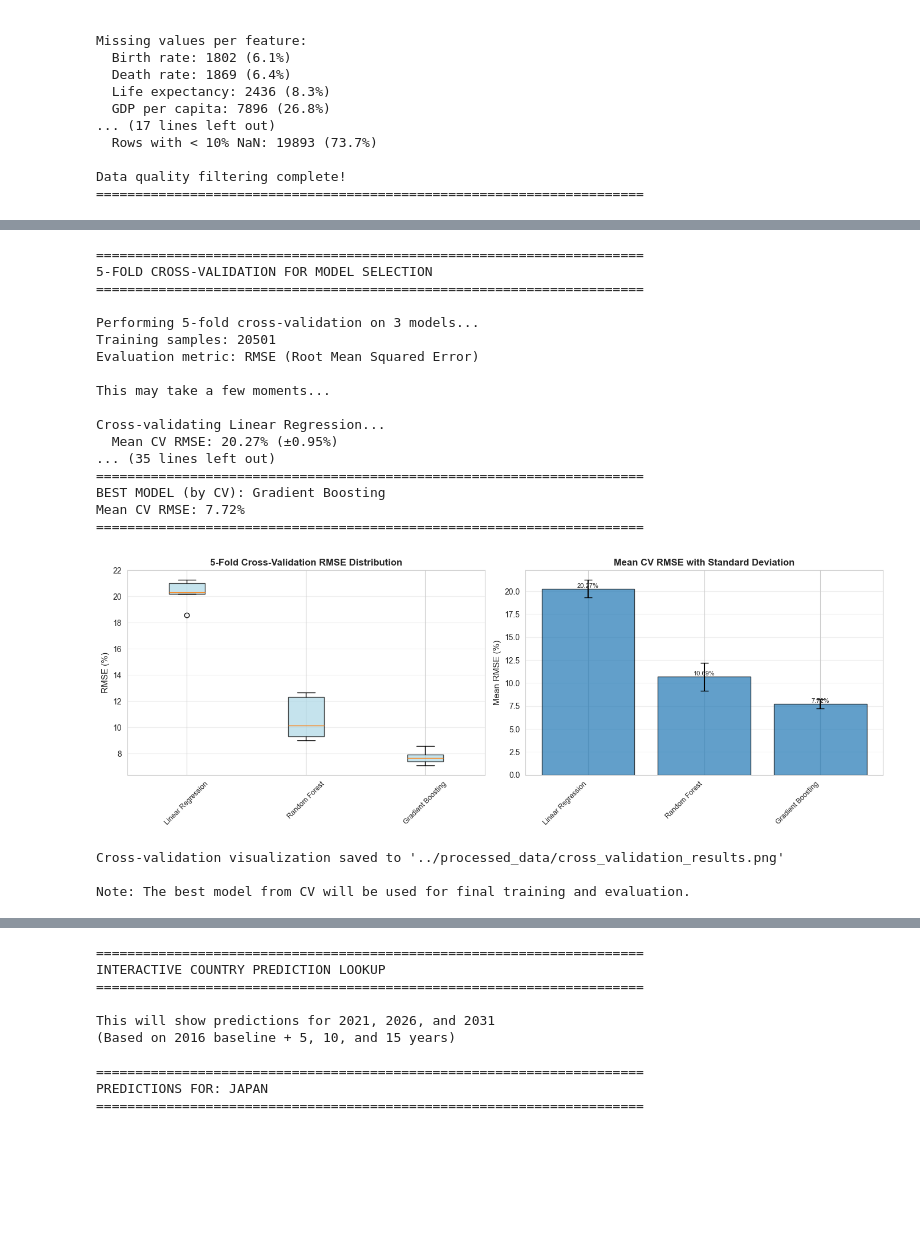
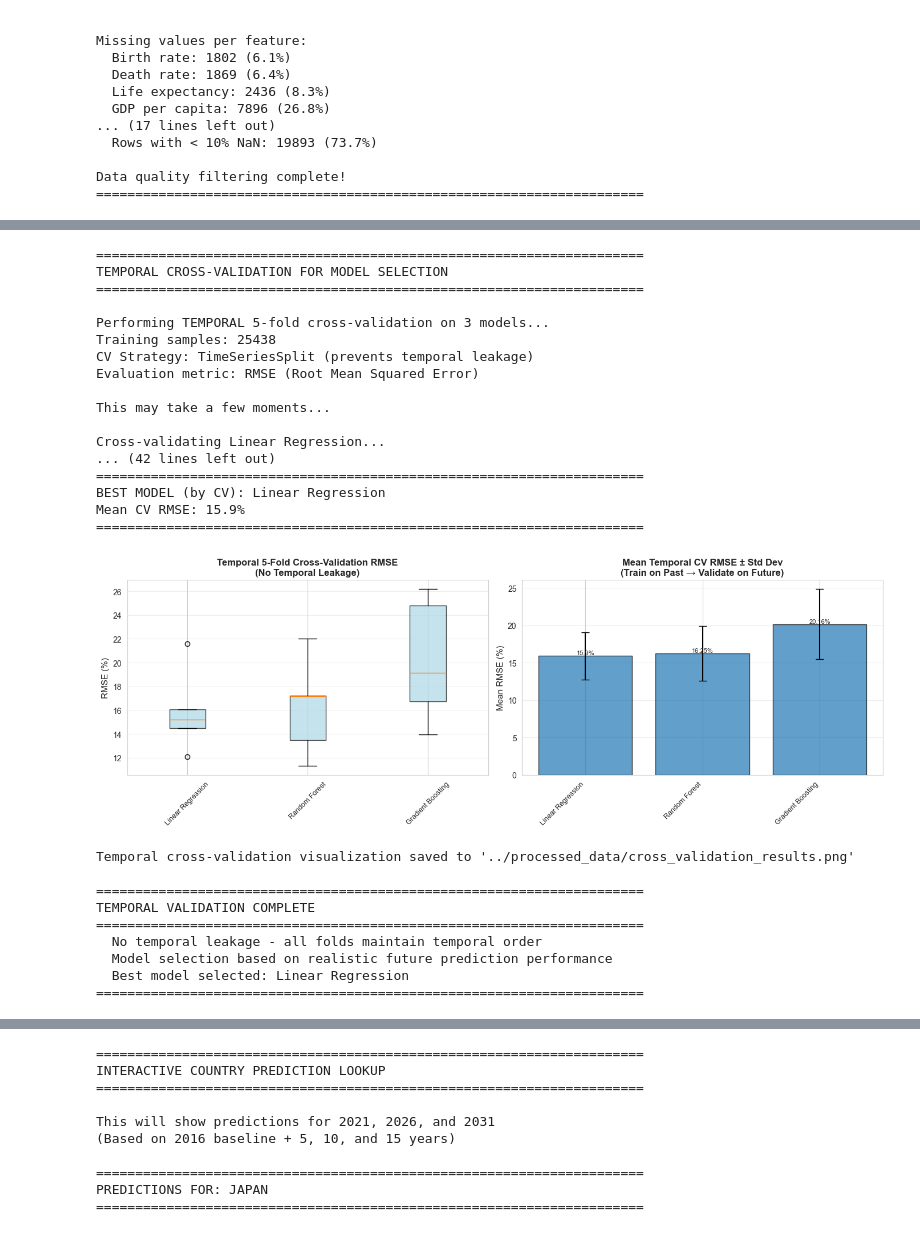
Before and after one commit to andersvestrum/Prediction-Population-Growth, a Jupyter notebook: preprocessing/data_processing.ipynb, the cells around one changed output, grey strips where cells are left out. Cells and saved outputs as stored; diff of their text form; code cells hidden in the pictures; blank space fills up the shorter version.

Commit message:
mitigated data leakage

```diff
--- a/preprocessing/data_processing.ipynb
+++ b/preprocessing/data_processing.ipynb
@@ -601,14 +715,14 @@ OUTLIER REMOVAL COMPLETE - NO DATA LEAKAGE
 ======================================================================
 # %%
 ###############################################
-# 5-Fold Cross-Validation for Model Selection
+# Temporal Cross-Validation for Model Selection
 ###############################################
 
 print("\n" + "="*70)
-print("5-FOLD CROSS-VALIDATION FOR MODEL SELECTION")
+print("TEMPORAL CROSS-VALIDATION FOR MODEL SELECTION")
 print("="*70)
 
-from sklearn.model_selection import cross_val_score
+from sklearn.model_selection import TimeSeriesSplit, cross_val_score
 from sklearn.impute import KNNImputer
 
 # Define numeric features for preprocessing
@@ -640,8 +754,12 @@ candidate_models = {
     ])
 }
 
-print(f"\nPerforming 5-fold cross-validation on {len(candidate_models)} models...")
+# Use TimeSeriesSplit for temporal cross-validation
+tscv = TimeSeriesSplit(n_splits=5)
+
+print(f"\nPerforming TEMPORAL 5-fold cross-validation on {len(candidate_models)} models...")
 print(f"Training samples: {len(X_train)}")
+print(f"CV Strategy: TimeSeriesSplit (prevents temporal leakage)")
 print(f"Evaluation metric: RMSE (Root Mean Squared Error)")
 print("\nThis may take a few moments...\n")
 
@@ -651,13 +769,13 @@ cv_results = {}
 for model_name, pipeline in candidate_models.items():
     print(f"Cross-validating {model_name}...")
 
-    # Perform 5-fold cross-validation
+    # Perform temporal cross-validation using TimeSeriesSplit
     # cross_val_score returns negative MSE, we need to convert to RMSE
     cv_scores = cross_val_score(
         pipeline,
         X_train,
         y_train,
-        cv=5,
+        cv=tscv,  # Use TimeSeriesSplit instead of default KFold
         scoring='neg_mean_squared_error',
         n_jobs=-1
     )
@@ -684,11 +802,14 @@ best_cv_model = min(cv_results.keys(), key=lambda k: cv_results[k]['mean_rmse'])
 best_cv_rmse = round(cv_results[best_cv_model]['mean_rmse'], 2)
 
 print("\n" + "="*70)
-print("CROSS-VALIDATION RESULTS SUMMARY")
+print("TEMPORAL CROSS-VALIDATION RESULTS SUMMARY")
 print("="*70)
 
+print("\n✓ Temporal CV completed - no temporal leakage")
+print("  Each fold trains on past data, validates on future data\n")
+
 # Print detailed results
-print(f"\n{'Model':<25} {'Mean RMSE':<15} {'Std Dev':<15} {'95% CI':<20}")
+print(f"{'Model':<25} {'Mean RMSE':<15} {'Std Dev':<15} {'95% CI':<20}")
 print("-" * 75)
 
 for model_name in candidate_models.keys():
@@ -726,7 +847,7 @@ for patch in bp['boxes']:
     patch.set_alpha(0.7)
 
 ax1.set_ylabel('RMSE (%)', fontsize=11)
-ax1.set_title('5-Fold Cross-Validation RMSE Distribution', fontsize=12, fontweight='bold')
+ax1.set_title('Temporal 5-Fold Cross-Validation RMSE\n(No Temporal Leakage)', fontsize=12, fontweight='bold')
 ax1.tick_params(axis='x', rotation=45, labelsize=9)
 ax1.grid(alpha=0.3, axis='y')
 
@@ -737,44 +858,56 @@ means = [cv_results[m]['mean_rmse'] for m in candidate_models.keys()]
 stds = [cv_results[m]['std_rmse'] for m in candidate_models.keys()]
 
 bars = ax2.bar(x_pos, means, yerr=stds, alpha=0.7, capsize=5, edgecolor='black')
 ax2.set_xticks(x_pos)
 ax2.set_xticklabels(list(candidate_models.keys()), rotation=45, ha='right', fontsize=9)
 ax2.set_ylabel('Mean RMSE (%)', fontsize=11)
-ax2.set_title('Mean CV RMSE with Standard Deviation', fontsize=12, fontweight='bold')
+ax2.set_title('Mean Temporal CV RMSE ± Std Dev\n(Train on Past → Validate on Future)', fontsize=12, fontweight='bold')
 ax2.grid(alpha=0.3, axis='y')
 
 # Add value labels
 for bar, mean, std in zip(bars, means, stds):
     height = bar.get_height()
     mean_rounded = round(mean, 2)
     ax2.text(bar.get_x() + bar.get_width()/2., height, f'{mean_rounded}%',
             ha='center', va='bottom', fontsize=8)
 
 plt.tight_layout()
 plt.savefig('../processed_data/cross_validation_results.png', dpi=150, bbox_inches='tight')
 plt.show()
 
-print(f"\nCross-validation visualization saved to '../processed_data/cross_validation_results.png'")
-print("\nNote: The best model from CV will be used for final training and evaluation.")
+print(f"\nTemporal cross-validation visualization saved to '../processed_data/cross_validation_results.png'")
+print("\n" + "="*70)
+print("TEMPORAL VALIDATION COMPLETE")
+print("="*70)
+print("  No temporal leakage - all folds maintain temporal order")
+print("  Model selection based on realistic future prediction performance")
+print(f"  Best model selected: {best_cv_model}")
+print("="*70)
 # %% [output]
 ======================================================================
-5-FOLD CROSS-VALIDATION FOR MODEL SELECTION
+TEMPORAL CROSS-VALIDATION FOR MODEL SELECTION
 ======================================================================
 
-Performing 5-fold cross-validation on 3 models...
-Training samples: 20501
+Performing TEMPORAL 5-fold cross-validation on 3 models...
+Training samples: 25438
+CV Strategy: TimeSeriesSplit (prevents temporal leakage)
 Evaluation metric: RMSE (Root Mean Squared Error)
 
 This may take a few moments...
 
 Cross-validating Linear Regression...
-  Mean CV RMSE: 20.27% (±0.95%)
-... (35 lines left out)
+... (42 lines left out)
 ======================================================================
-BEST MODEL (by CV): Gradient Boosting
-Mean CV RMSE: 7.72%
+BEST MODEL (by CV): Linear Regression
+Mean CV RMSE: 15.9%
 ======================================================================
-[figure, old version]
+[figure, new version]
-Cross-validation visualization saved to '../processed_data/cross_validation_results.png'
+Temporal cross-validation visualization saved to '../processed_data/cross_validation_results.png'
 
-Note: The best model from CV will be used for final training and evaluation.
+======================================================================
+TEMPORAL VALIDATION COMPLETE
+======================================================================
+  No temporal leakage - all folds maintain temporal order
+  Model selection based on realistic future prediction performance
+  Best model selected: Linear Regression
+======================================================================
```
Also changed, not shown: parts of 13 cells of this notebook, 10 other files.
